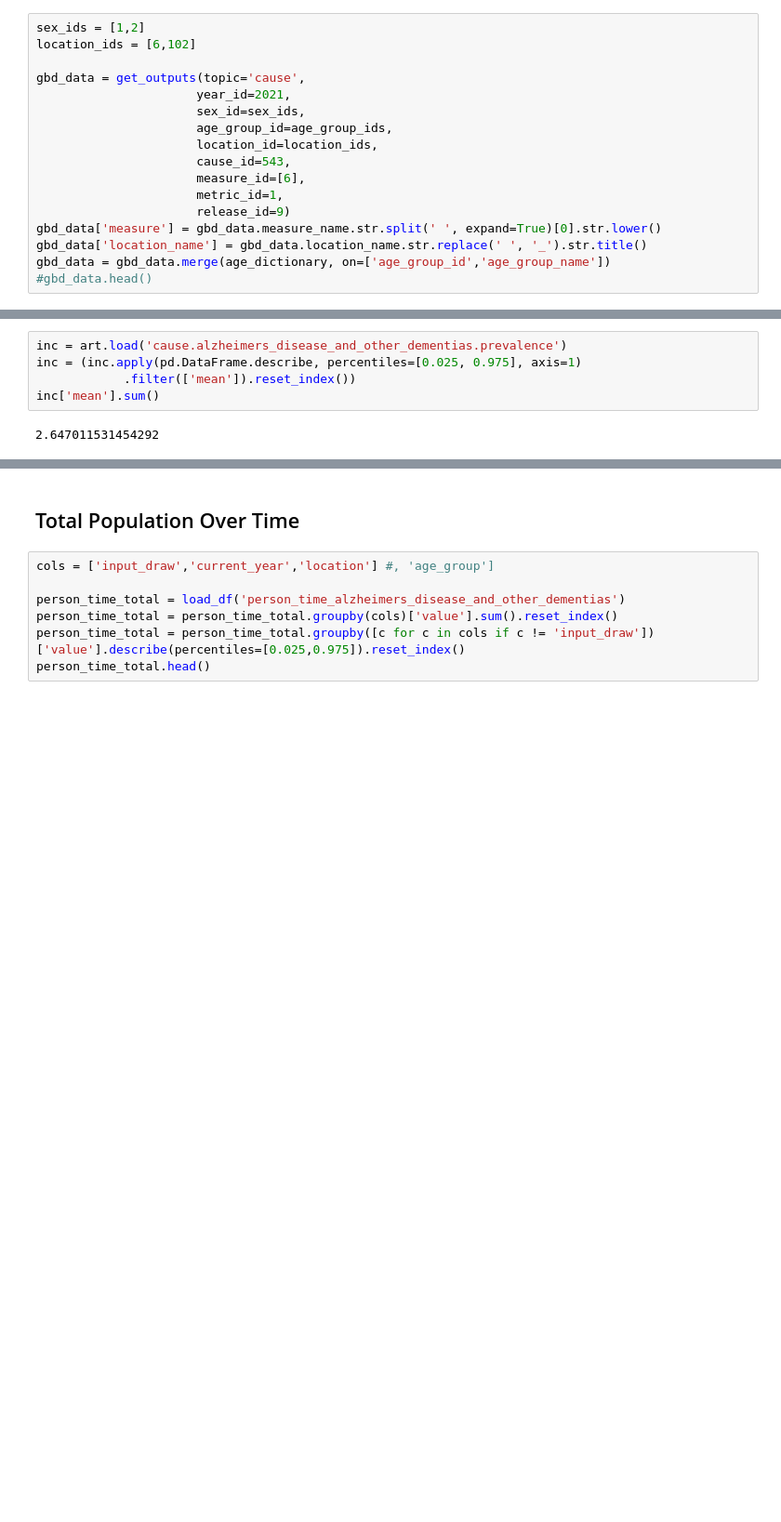
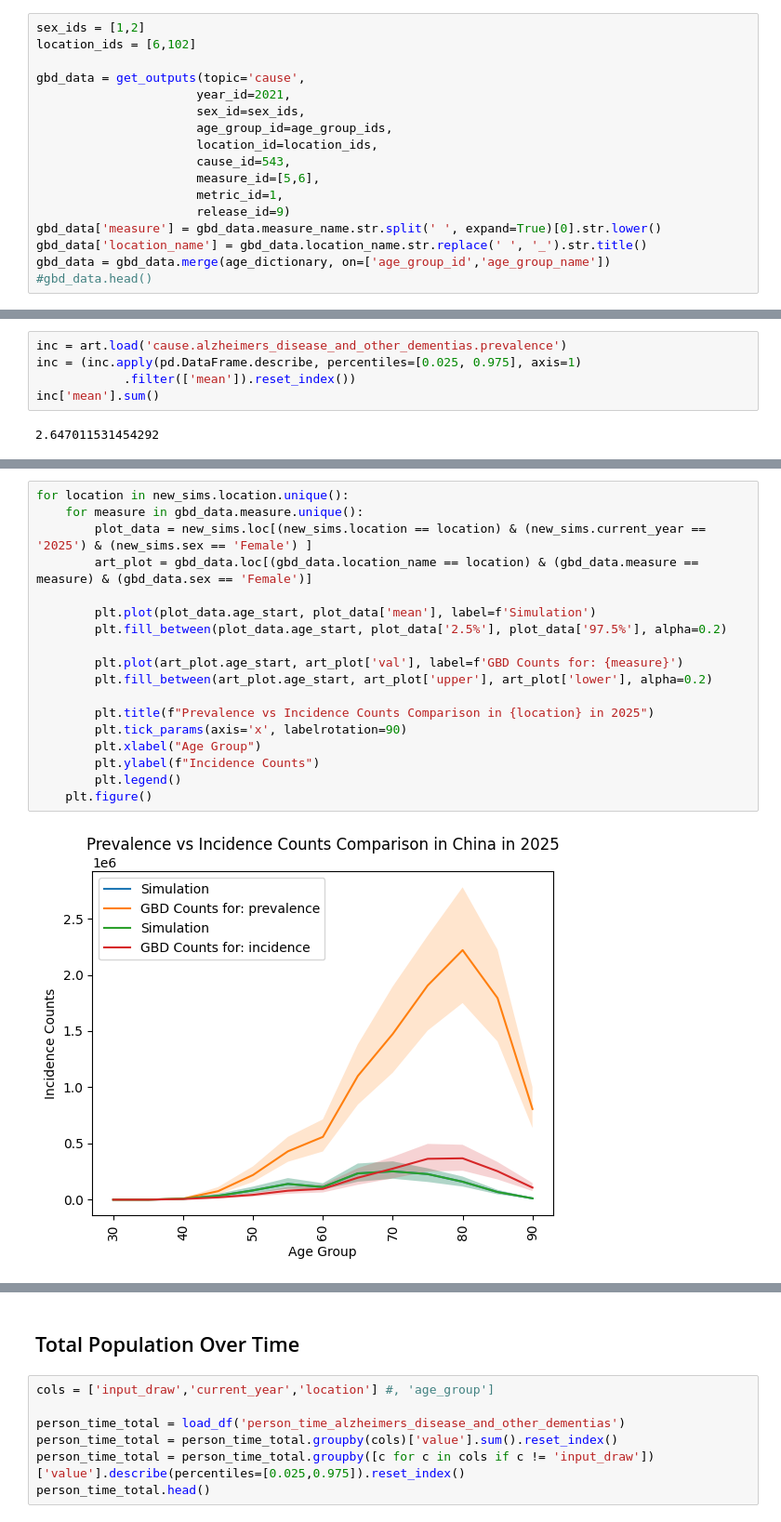
Before and after one commit to ihmeuw/vivarium_research_alzheimers, a Jupyter notebook: verification_and_validation/2025_08_12_model2.1_vv.ipynb, the cells around one changed output, grey strips where cells are left out. Shown at 93% size. Cells and saved outputs as stored; diff of their text form; blank space fills up the shorter version.

```diff
--- a/verification_and_validation/2025_08_12_model2.1_vv.ipynb
+++ b/verification_and_validation/2025_08_12_model2.1_vv.ipynb
@@ -359,7 +359,7 @@ gbd_data = get_outputs(topic='cause',
                       age_group_id=age_group_ids,
                       location_id=location_ids,
                       cause_id=543,
-                      measure_id=[6],
+                      measure_id=[5,6],
                       metric_id=1,
                       release_id=9)
 gbd_data['measure'] = gbd_data.measure_name.str.split(' ', expand=True)[0].str.lower()
@@ -451 +488,21 @@ for location in new_sims.location.unique():
 <Figure size 640x480 with 0 Axes>
+# %%
+for location in new_sims.location.unique():
+    for measure in gbd_data.measure.unique():
+        plot_data = new_sims.loc[(new_sims.location == location) & (new_sims.current_year == '2025') & (new_sims.sex == 'Female') ]
+        art_plot = gbd_data.loc[(gbd_data.location_name == location) & (gbd_data.measure == measure) & (gbd_data.sex == 'Female')]
+
+        plt.plot(plot_data.age_start, plot_data['mean'], label=f'Simulation')
+        plt.fill_between(plot_data.age_start, plot_data['2.5%'], plot_data['97.5%'], alpha=0.2)
+
+        plt.plot(art_plot.age_start, art_plot['val'], label=f'GBD Counts for: {measure}')
+        plt.fill_between(art_plot.age_start, art_plot['upper'], art_plot['lower'], alpha=0.2)
+
+        plt.title(f"Prevalence vs Incidence Counts Comparison in {location} in 2025")
+        plt.tick_params(axis='x', labelrotation=90)
+        plt.xlabel("Age Group")
+        plt.ylabel(f"Incidence Counts")
+        plt.legend()
+    plt.figure()
+# %% [output]
+[figure, added]
```
Also changed, not shown: parts of 7 cells of this notebook.
